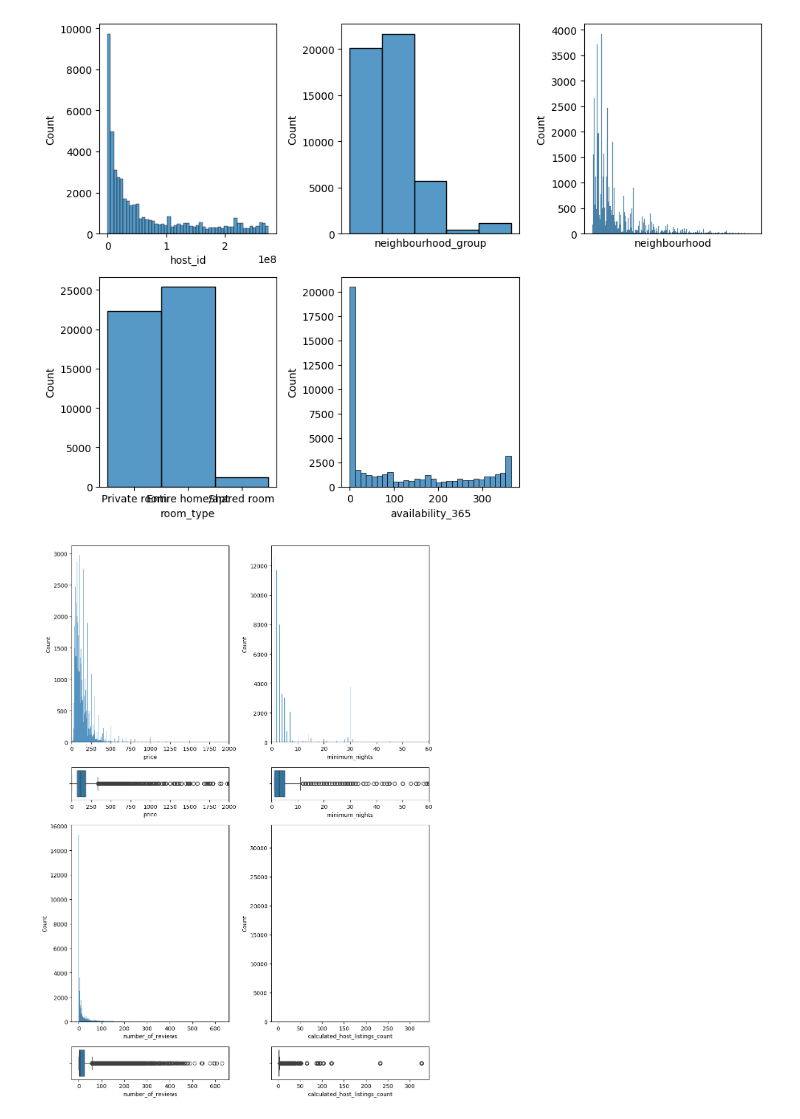
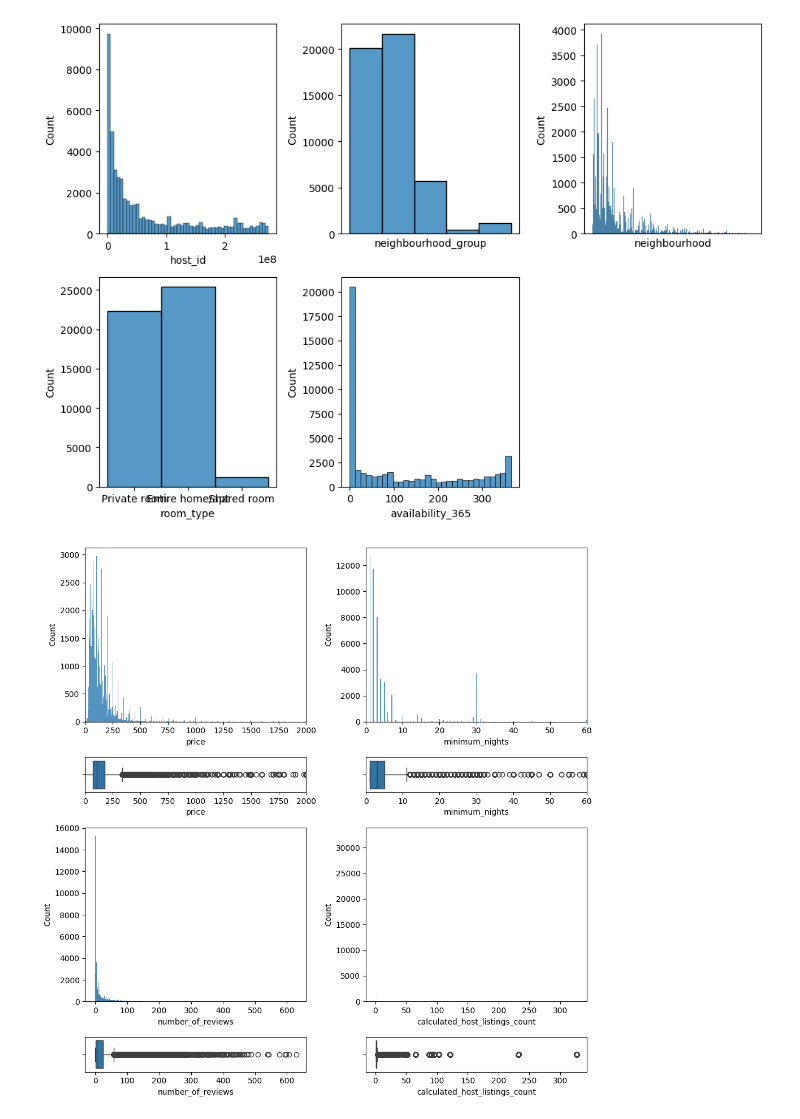
Before and after one commit to mfvilches/eda, a Jupyter notebook: src/explore.ipynb, the cells around one changed output. Cells and saved outputs as stored; diff of their text form; code cells hidden in the pictures.

```diff
--- a/src/explore.ipynb
+++ b/src/explore.ipynb
@@ -94,21 +94,21 @@ plt.show()
 # %%
 #Analisis numericas
 
-fig, axis = plt.subplots(4,2,figsize=(10,14),gridspec_kw={"height_ratios":[6,1,6,1]})
+fig, axis = plt.subplots(4,2,figsize=(10,10),gridspec_kw={"height_ratios":[5,1,5,1]})
 
 sns.histplot(ax=axis[0,0],data=df,x='price').set_xlim(0,2000)
 sns.boxplot(ax=axis[1,0],data=df,x='price').set_xlim(0,2000)
 
 sns.histplot(ax=axis[0,1],data=df,x='minimum_nights').set_xlim(0,60)
 sns.boxplot(ax=axis[1,1],data=df,x='minimum_nights').set_xlim(0,60)
 
 sns.histplot(ax=axis[2,0],data=df,x='number_of_reviews')
 sns.boxplot(ax=axis[3,0],data=df,x='number_of_reviews')
 
 sns.histplot(ax=axis[2,1],data=df,x='calculated_host_listings_count')
 sns.boxplot(ax=axis[3,1],data=df,x='calculated_host_listings_count')
 
 plt.tight_layout()
 plt.show()
 # %% [output]
-[figure, old version]
+[figure, new version]
```
